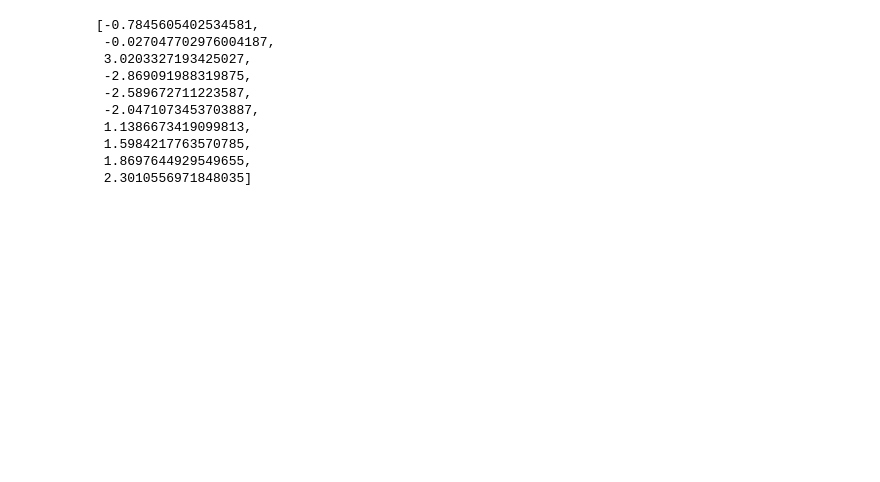
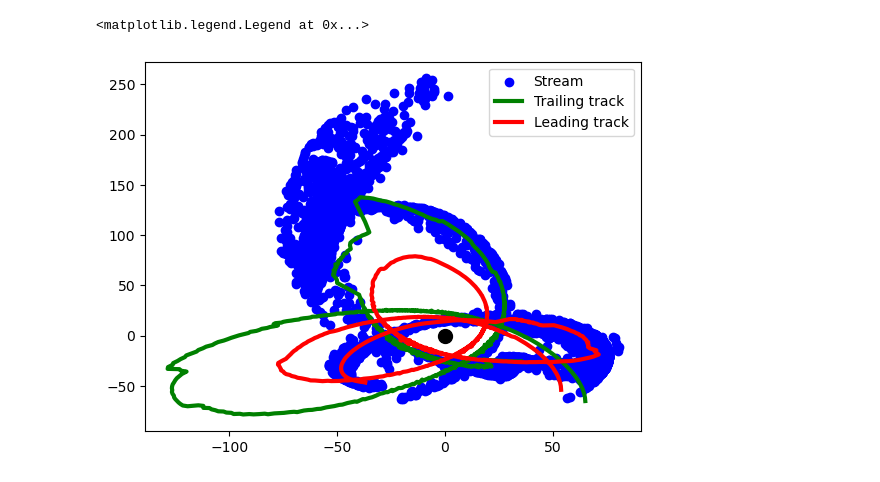
Before and after one commit to David-Chemaly/Nibaueur2023, a Jupyter notebook: stream_track.ipynb, the cells around one changed output. Cells and saved outputs as stored; diff of their text form; code cells hidden in the pictures; blank space fills up the shorter version.

Commit message:
got the track from orbits

```diff
--- a/stream_track.ipynb
+++ b/stream_track.ipynb
@@ -45,6 +42,10 @@ np.savetxt('y_orbit.txt', y1)
 # %%
-n_orbit = 10
+n_orbit   = 250
 arg_trail = np.arange(1, 8002, 800)[:-1].astype(int)
+arg_lead  = np.arange(0, 8002, 800)[:-1].astype(int)
 # %%
 x_trail = all_pos_N[0, :, arg_trail]
 y_trail = all_pos_N[1, :, arg_trail]
+
+x_lead = all_pos_N[0, :, arg_lead]
+y_lead = all_pos_N[1, :, arg_lead]
@@ -66,13 +51,0 @@ adjust_theta = check_angle(np.unwrap( first_theta - first_theta[0]))
-# %%
-first_theta
-# %% [output]
-[-0.7845605402534581,
- -0.027047702976004187,
- 3.0203327193425027,
- -2.869091988319875,
- -2.589672711223587,
- -2.0471073453703887,
- 1.1386673419099813,
- 1.5984217763570785,
- 1.8697644929549655,
- 2.3010556971848035]
@@ -79,2 +114,11 @@ first_theta
+# %%
+plt.scatter(all_pos_N[0, -1, :], all_pos_N[1, -1, :], c='b',label='Stream')
+plt.plot(x_track_trail, y_track_trail, 'g', linewidth=3, label='Trailing track')
+plt.plot(x_track_lead, y_track_lead, 'r', linewidth=3, label='Leading track')
+plt.scatter(0,0,s=100,color='k')
+plt.legend()
+# %% [output]
+<matplotlib.legend.Legend at 0x...>
+[figure, added]
 # %%
 plt.figure(figsize=(15,5))
```
Also changed, not shown: parts of 11 cells of this notebook.
